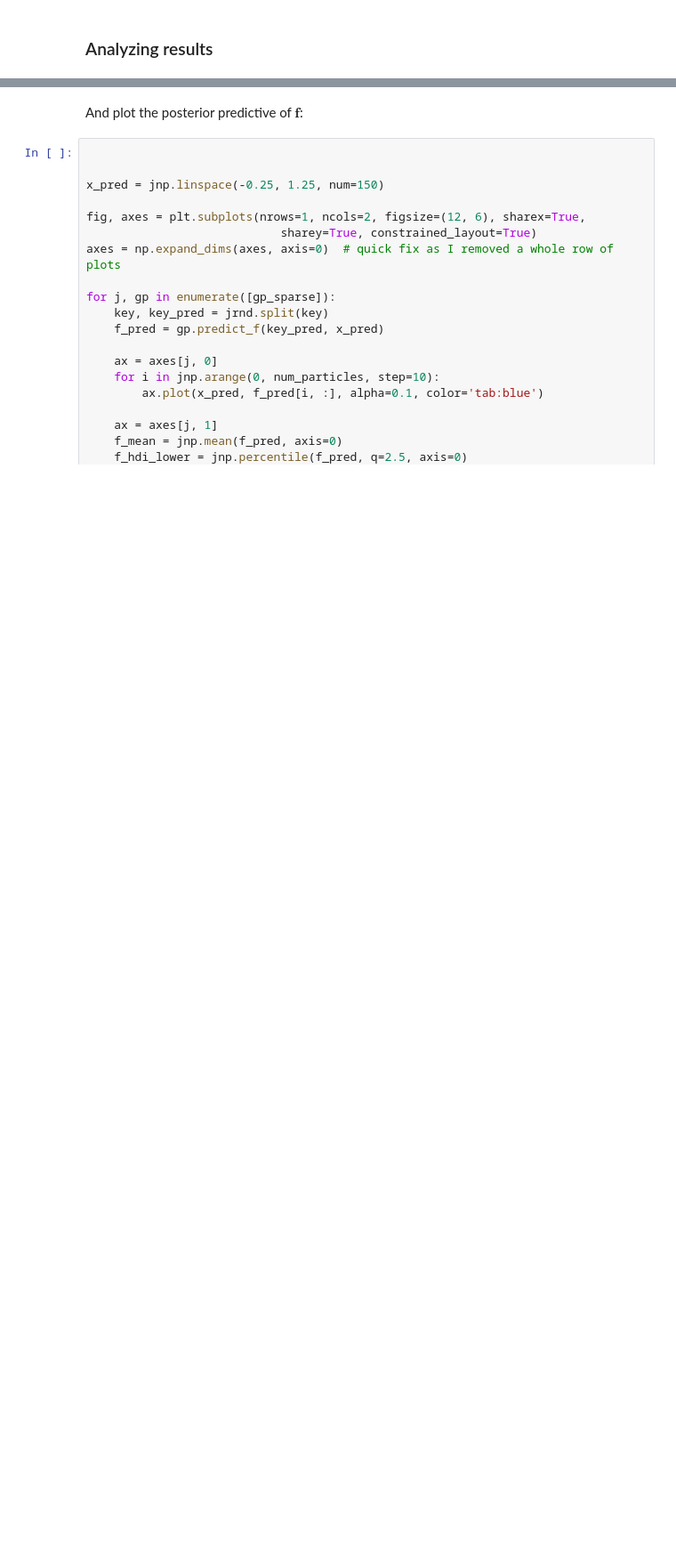
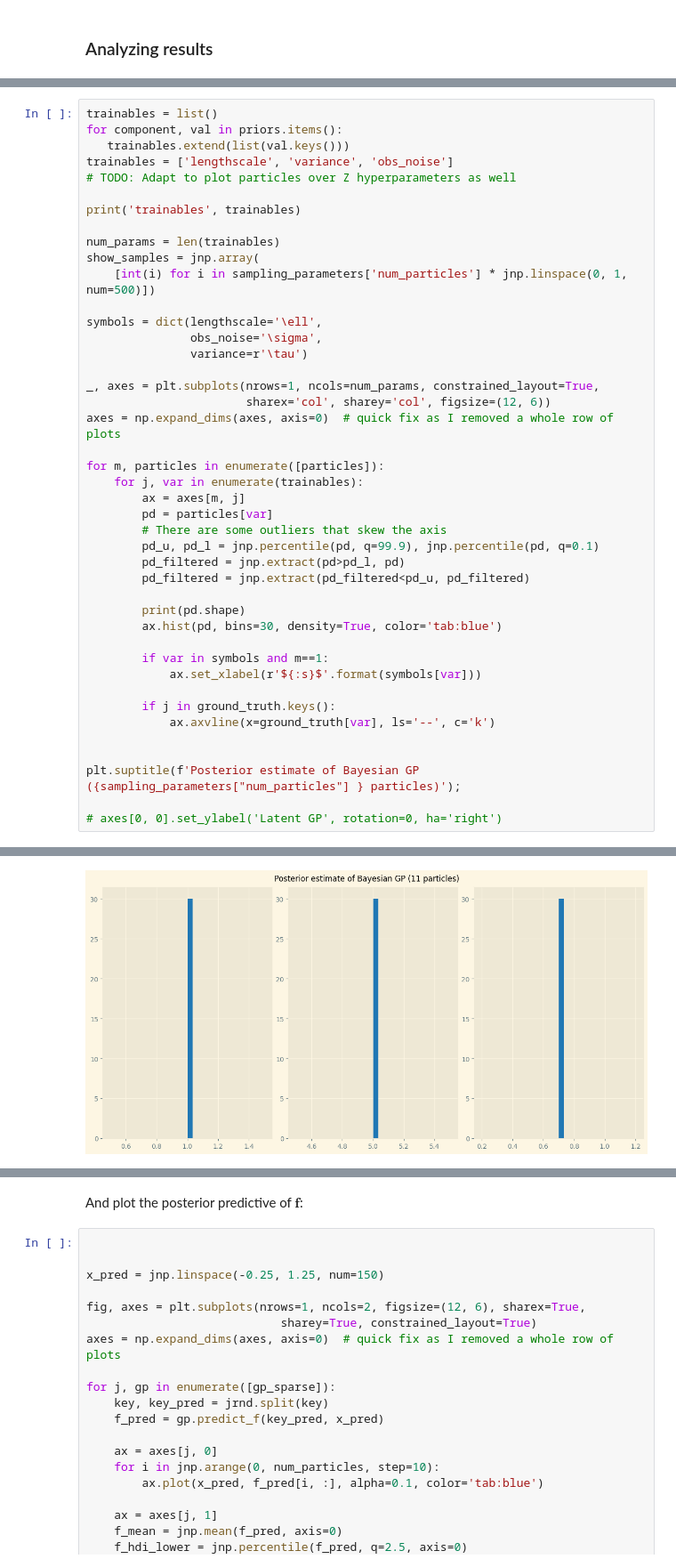
Before and after one commit to UncertaintyInComplexSystems/bayesianmodels, a Jupyter notebook: notebooks/sparse_GP_regression_with_Gibbs.ipynb, the cells around one changed output, grey strips where cells are left out. Shown at 89% size. Saved outputs shown, nothing was run; the diff lists cells and outputs as text; blank space fills up the shorter version.

```diff
--- a/notebooks/sparse_GP_regression_with_Gibbs.ipynb
+++ b/notebooks/sparse_GP_regression_with_Gibbs.ipynb
@@ -700,0 +809,44 @@ variance : (10,)
+# %%
+trainables = list()
+for component, val in priors.items():
+   trainables.extend(list(val.keys()))
+trainables = ['lengthscale', 'variance', 'obs_noise']
+# TODO: Adapt to plot particles over Z hyperparameters as well
+
+print('trainables', trainables)
+
+num_params = len(trainables)
+show_samples = jnp.array(
+    [int(i) for i in sampling_parameters['num_particles'] * jnp.linspace(0, 1, num=500)])
+
+symbols = dict(lengthscale='\ell',
+               obs_noise='\sigma',
+               variance=r'\tau')
+
+_, axes = plt.subplots(nrows=1, ncols=num_params, constrained_layout=True,
+                       sharex='col', sharey='col', figsize=(12, 6))
+axes = np.expand_dims(axes, axis=0)  # quick fix as I removed a whole row of plots
+
+for m, particles in enumerate([particles]):
+    for j, var in enumerate(trainables):
+        ax = axes[m, j]
+        pd = particles[var]
+        # There are some outliers that skew the axis
+        pd_u, pd_l = jnp.percentile(pd, q=99.9), jnp.percentile(pd, q=0.1)
+        pd_filtered = jnp.extract(pd>pd_l, pd)
+        pd_filtered = jnp.extract(pd_filtered<pd_u, pd_filtered)
+
+        print(pd.shape)
+        ax.hist(pd, bins=30, density=True, color='tab:blue')
+
+        if var in symbols and m==1:
+            ax.set_xlabel(r'${:s}$'.format(symbols[var]))
+
+        if j in ground_truth.keys():
+            ax.axvline(x=ground_truth[var], ls='--', c='k')
+
+
+plt.suptitle(f'Posterior estimate of Bayesian GP ({sampling_parameters["num_particles"] } particles)');
+
+# axes[0, 0].set_ylabel('Latent GP', rotation=0, ha='right')
+# %% [output]
@@ -701,3 +857,4 @@ variance : (10,)
+[figure, added]
 # %% [markdown]
 ---
 
```
Also changed, not shown: parts of 17 cells of this notebook, 1 other file.
